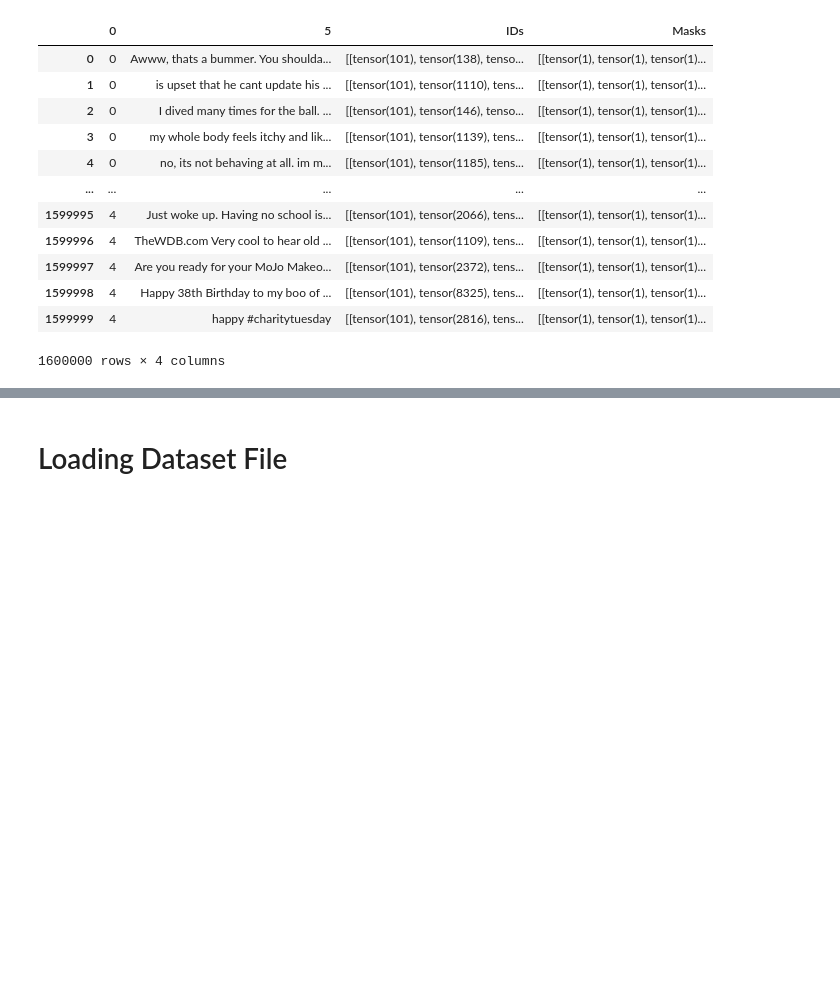
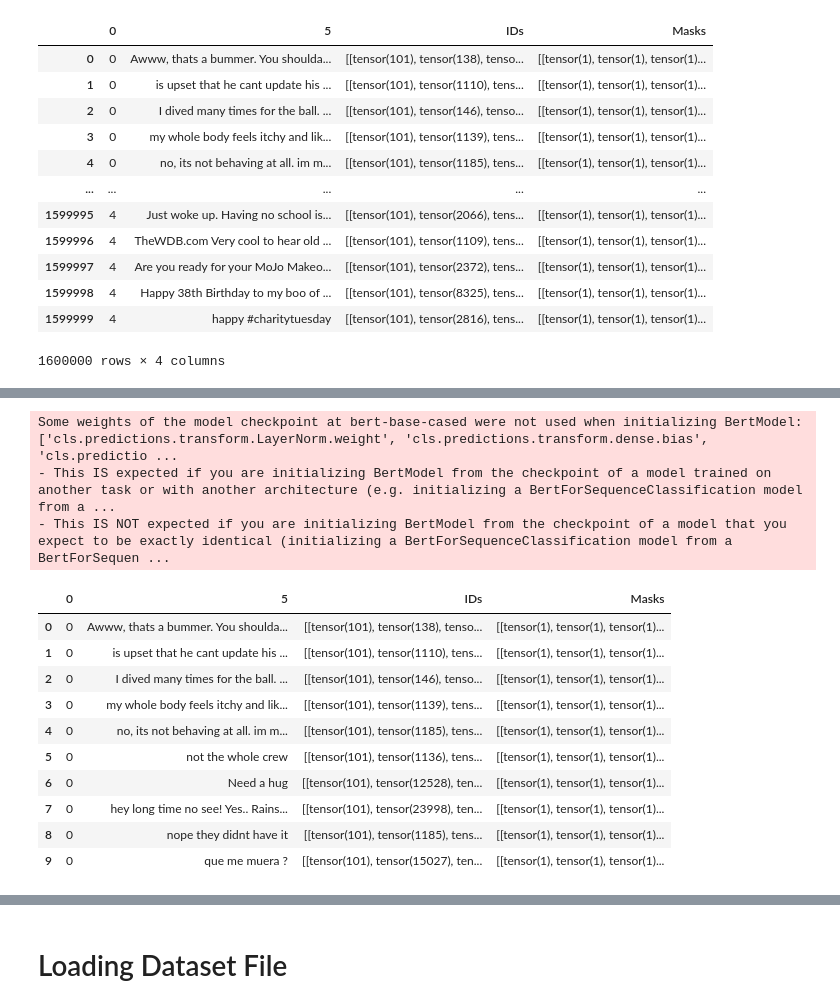
Before and after one commit to MinhNguyen99AI/CS640SentimentAnalysis, a Jupyter notebook: DataSetLoading_and_Preprocessing.ipynb, the cells around one changed output, grey strips where cells are left out. Saved outputs shown, nothing was run; the diff lists cells and outputs as text; code cells hidden in the pictures; blank space fills up the shorter version.

Commit message:
Some example BERT classification

```diff
--- a/DataSetLoading_and_Preprocessing.ipynb
+++ b/DataSetLoading_and_Preprocessing.ipynb
@@ -135,0 +141,19 @@ twitter
+# %%
+model = BertModel.from_pretrained("bert-base-cased")
+example_tweets = twitter[:10]
+example_tweets
+# %% [output]
+Some weights of the model checkpoint at bert-base-cased were not used when initializing BertModel: ['cls.predictions.transform.LayerNorm.weight', 'cls.predictions.transform.dense.bias', 'cls.predictio ...
+- This IS expected if you are initializing BertModel from the checkpoint of a model trained on another task or with another architecture (e.g. initializing a BertForSequenceClassification model from a ...
+- This IS NOT expected if you are initializing BertModel from the checkpoint of a model that you expect to be exactly identical (initializing a BertForSequenceClassification model from a BertForSequen ...
+|  | 0 | 5 | IDs | Masks |
+| 0 | 0 | Awww, thats a bummer. You shoulda... | [[tensor(101), tensor(138), tenso... | [[tensor(1), tensor(1), tensor(1)... |
+| 1 | 0 | is upset that he cant update his ... | [[tensor(101), tensor(1110), tens... | [[tensor(1), tensor(1), tensor(1)... |
+| 2 | 0 | I dived many times for the ball. ... | [[tensor(101), tensor(146), tenso... | [[tensor(1), tensor(1), tensor(1)... |
+| 3 | 0 | my whole body feels itchy and lik... | [[tensor(101), tensor(1139), tens... | [[tensor(1), tensor(1), tensor(1)... |
+| 4 | 0 | no, its not behaving at all. im m... | [[tensor(101), tensor(1185), tens... | [[tensor(1), tensor(1), tensor(1)... |
+| 5 | 0 | not the whole crew | [[tensor(101), tensor(1136), tens... | [[tensor(1), tensor(1), tensor(1)... |
+| 6 | 0 | Need a hug | [[tensor(101), tensor(12528), ten... | [[tensor(1), tensor(1), tensor(1)... |
+| 7 | 0 | hey long time no see! Yes.. Rains... | [[tensor(101), tensor(23998), ten... | [[tensor(1), tensor(1), tensor(1)... |
+| 8 | 0 | nope they didnt have it | [[tensor(101), tensor(1185), tens... | [[tensor(1), tensor(1), tensor(1)... |
+| 9 | 0 | que me muera ? | [[tensor(101), tensor(15027), ten... | [[tensor(1), tensor(1), tensor(1)... |
```
Also changed, not shown: parts of 3 cells of this notebook.
